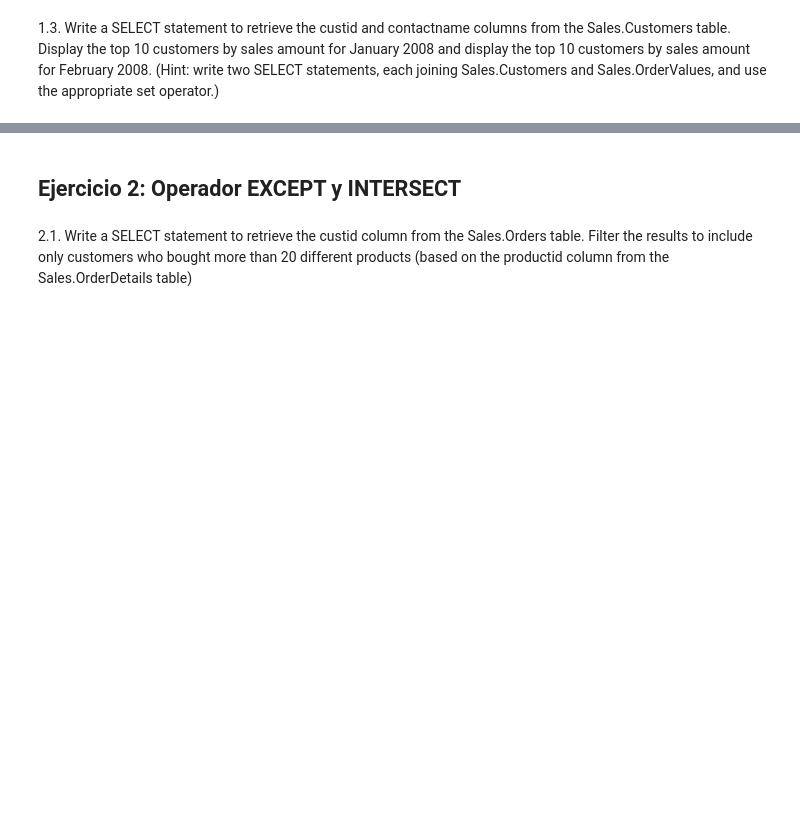
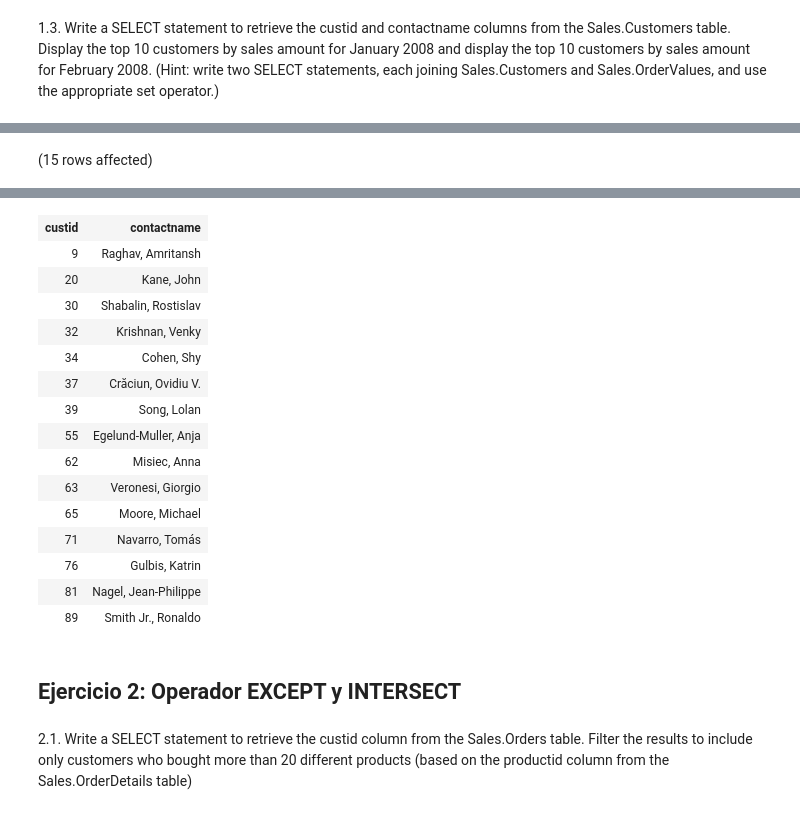
Before and after one commit to FranH20/LaboratorioBDII_02, a Jupyter notebook: Laboratorio N° 02.ipynb, the cells around one changed output, grey strips where cells are left out. Saved outputs shown, nothing was run; the diff lists cells and outputs as text; code cells hidden in the pictures; blank space fills up the shorter version.

```diff
--- a/Laboratorio N° 02.ipynb
+++ b/Laboratorio N° 02.ipynb
@@ -97,0 +50,30 @@ Total execution time: 00:00:00.036
+# %%
+SELECT
+    c1.custid, c1.contactname
+FROM
+(
+    SELECT TOP(10)
+        o.custid, c.contactname
+    FROM Sales.OrderValues AS o
+    INNER JOIN Sales.Customers AS c on c.custid = o.custid
+    WHERE o.orderdate >= '20080101' AND o.orderdate < '20080201'
+    GROUP BY o.custid, c.contactname
+    ORDER BY SUM(o.val) DESC
+) AS c1
+
+UNION
+
+SELECT
+    c2.custid, c2.contactname
+FROM
+(
+    SELECT TOP(10)
+        o.custid, c.contactname
+    FROM Sales.OrderValues AS o
+    INNER JOIN Sales.Customers AS c on c.custid = o.custid
+    WHERE o.orderdate >= '20080201' AND o.orderdate < '20080301'
+    GROUP BY o.custid, c.contactname
+    ORDER BY SUM(o.val) DESC
+) AS c2
+# %% [output]
+(15 rows affected)
@@ -98,3 +81,19 @@ Total execution time: 00:00:00.036
+| custid | contactname |
+| 9 | Raghav, Amritansh |
+| 20 | Kane, John |
+| 30 | Shabalin, Rostislav |
+| 32 | Krishnan, Venky |
+| 34 | Cohen, Shy |
+| 37 | Crăciun, Ovidiu V. |
+| 39 | Song, Lolan |
+| 55 | Egelund-Muller, Anja |
+| 62 | Misiec, Anna |
+| 63 | Veronesi, Giorgio |
+| 65 | Moore, Michael |
+| 71 | Navarro, Tomás |
+| 76 | Gulbis, Katrin |
+| 81 | Nagel, Jean-Philippe |
+| 89 | Smith Jr., Ronaldo |
 # %% [markdown]
 <h2>Ejercicio 2: Operador EXCEPT y INTERSECT
 # %% [markdown]
```
Also changed, not shown: parts of 14 cells of this notebook.
